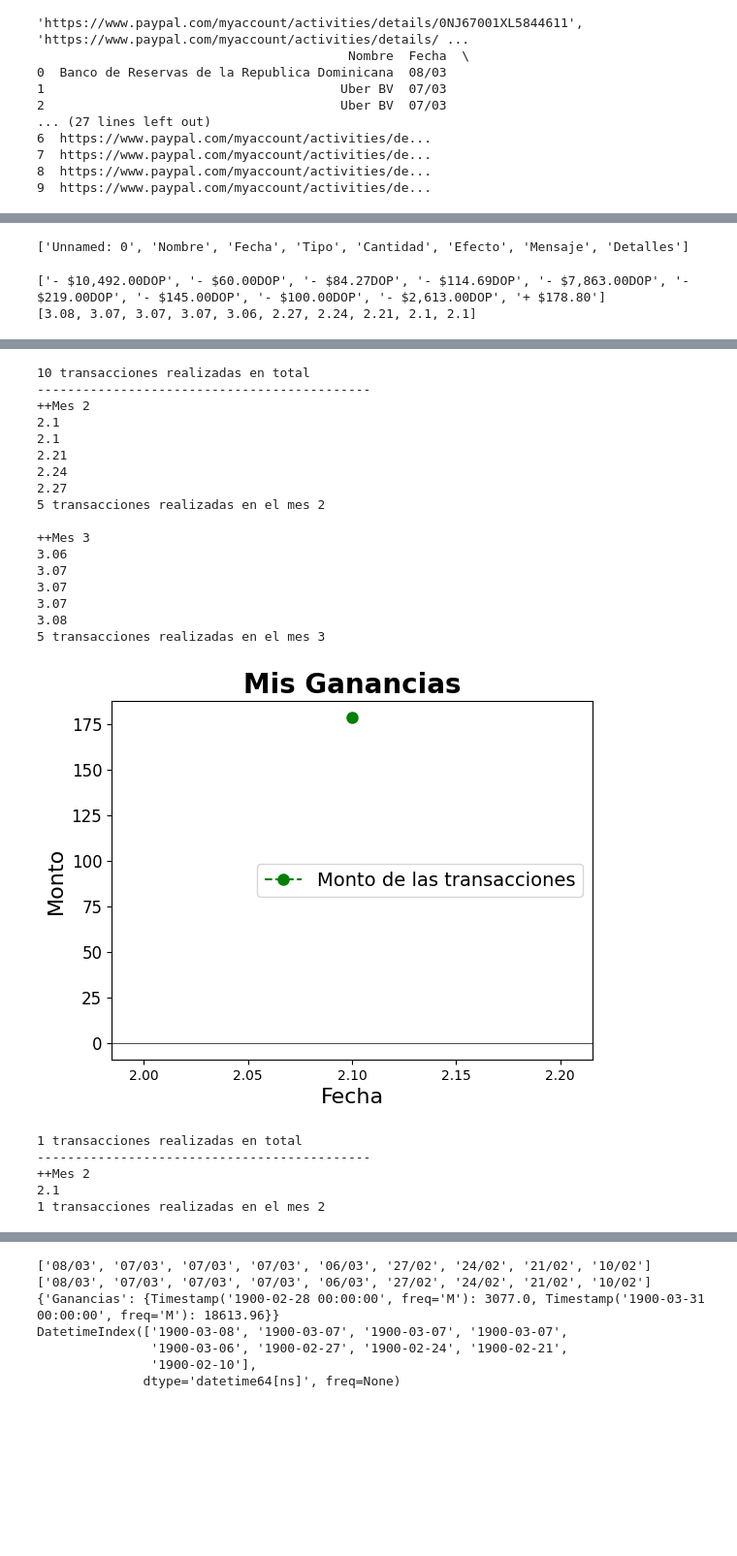
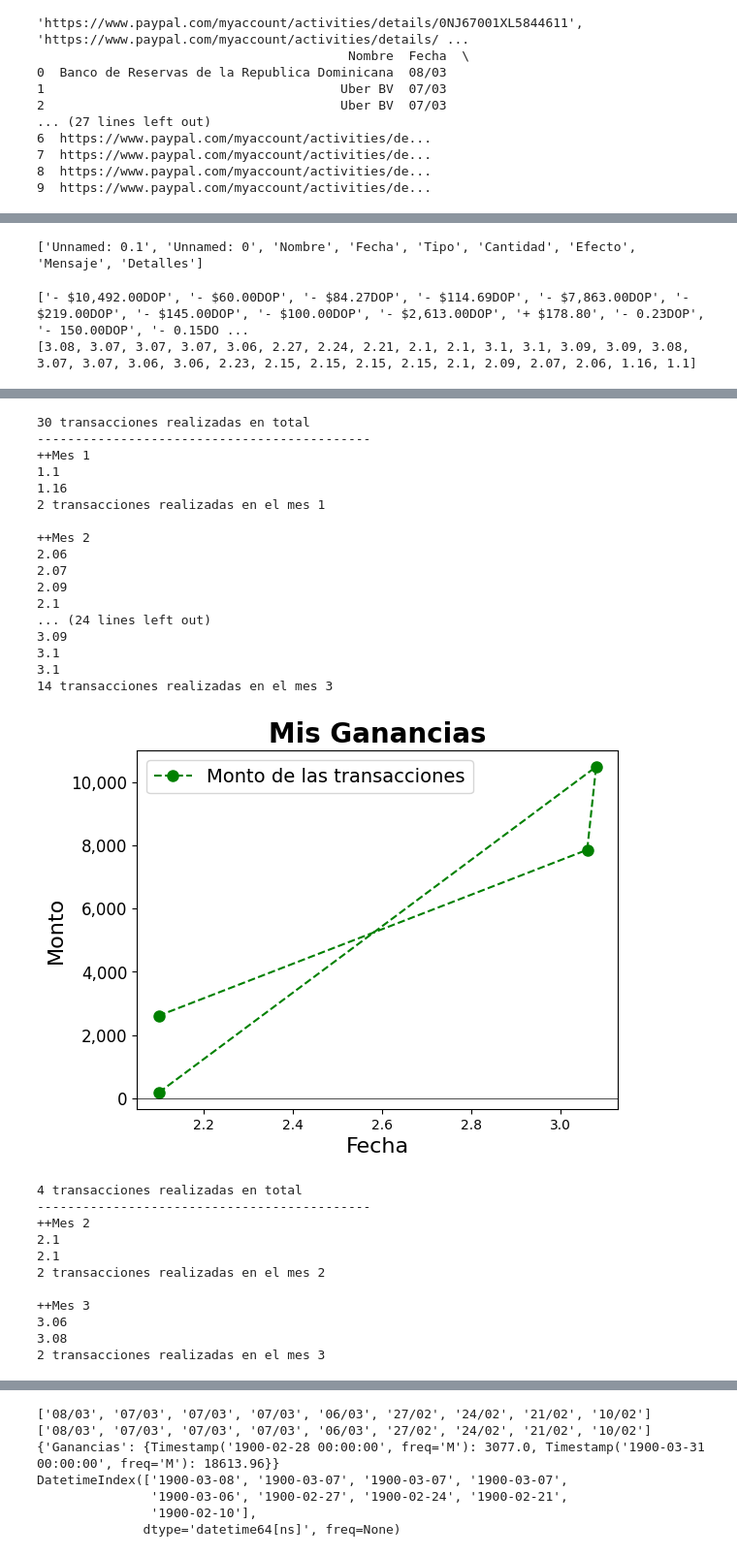
Before and after one commit to saulecast/finanzobot_0.1, a Jupyter notebook: primer_cuaderno.ipynb, the cells around one changed output, grey strips where cells are left out. Shown at 97% size. Cells and saved outputs as stored; diff of their text form; code cells hidden in the pictures; blank space fills up the shorter version.

```diff
--- a/primer_cuaderno.ipynb
+++ b/primer_cuaderno.ipynb
@@ -150,0 +167,24 @@ with open("paypal_trans.html", encoding="utf-8") as ppt:
+# %%
+import pandas as pd
+
+# Leer los datos del archivo CSV
+df_pre = pd.read_csv('banreservas_informe_oficial.csv', encoding='latin-1')
+
+#Efecto y Cantidad
+Efecto = []
+Cantidad = []
+for index, i in enumerate(df_pre["Balance"]):
+    if df_pre["Débito"][index] > df_pre["Crédito"][index]:
+        Efecto.append("- {0}DOP".format(df_pre["Débito"][index],))
+        Cantidad.append("{0}".format(df_pre["Débito"][index],))
+    if df_pre["Crédito"][index] > df_pre["Débito"][index]:
+        Efecto.append("+ {0}DOP".format(df_pre["Crédito"][index],))
+        Cantidad.append("{0}".format(df_pre["Débito"][index],))
+print(Efecto)
+
+
+# Escribir los datos del nuevo archivo
+info = {"Nombre": df_pre["Concepto"], "Fecha": df_pre["Fecha"], "Tipo":df_pre["Descripción"], "Cantidad":Cantidad, "Efecto":Efecto, "Mensaje": df_pre["Descripción"],"Detalles":df_pre["Descripción"]}
+df_post = pd.DataFrame(data = info)
+print(df_post)
+df_post.to_csv('banreservas_informe_modificado.csv')#, index=False, sep="\t")
@@ -158,11 +237,11 @@ import matplotlib.ticker as ticker
 import numpy as np
 # %%
 #leer csv, pandas
-df = pd.read_csv("paypal_data.csv")
+df = pd.read_csv("todas_mis_transacciones.csv")
 # print(df.head())
 print(df.columns.tolist())
 # %% [output]
-['Unnamed: 0', 'Nombre', 'Fecha', 'Tipo', 'Cantidad', 'Efecto', 'Mensaje', 'Detalles']
+['Unnamed: 0.1', 'Unnamed: 0', 'Nombre', 'Fecha', 'Tipo', 'Cantidad', 'Efecto', 'Mensaje', 'Detalles']
 # %%
 #(0) Matplotlib
 
@@ -216,7 +295,7 @@ for transaction in df["Efecto"]:
 print(amount)
 dates = []
 for date in df["Fecha"]:
-    dates.append(float("{0}.{1}".format(date[3:], date[:2])))
+    dates.append(float("{0}.{1}".format(date[3:5], date[:2])))
 print(dates)
 
 #(1) Aquí hago los plot (faltaría condicionar optimizar el plot para que sea más acertada la visualización)
@@ -274,5 +353,5 @@ for index, trans in enumerate(amount):
 plot_details(loses, lose_dates, 'Mis Gastos')
 print_details(loses, lose_dates)
 # %% [output]
-['- $10,492.00DOP', '- $60.00DOP', '- $84.27DOP', '- $114.69DOP', '- $7,863.00DOP', '- $219.00DOP', '- $145.00DOP', '- $100.00DOP', '- $2,613.00DOP', '+ $178.80']
-[3.08, 3.07, 3.07, 3.07, 3.06, 2.27, 2.24, 2.21, 2.1, 2.1]
+['- $10,492.00DOP', '- $60.00DOP', '- $84.27DOP', '- $114.69DOP', '- $7,863.00DOP', '- $219.00DOP', '- $145.00DOP', '- $100.00DOP', '- $2,613.00DOP', '+ $178.80', '- 0.23DOP', '- 150.00DOP', '- 0.15DO ...
+[3.08, 3.07, 3.07, 3.07, 3.06, 2.27, 2.24, 2.21, 2.1, 2.1, 3.1, 3.1, 3.09, 3.09, 3.08, 3.07, 3.07, 3.06, 3.06, 2.23, 2.15, 2.15, 2.15, 2.15, 2.1, 2.09, 2.07, 2.06, 1.16, 1.1]
@@ -281,23 +360,29 @@ print_details(loses, lose_dates)
-10 transacciones realizadas en total
+30 transacciones realizadas en total
 --------------------------------------------
+++Mes 1
+1.1
+1.16
+2 transacciones realizadas en el mes 1
+
 ++Mes 2
+2.06
+2.07
+2.09
 2.1
-2.1
-2.21
-2.24
-2.27
-5 transacciones realizadas en el mes 2
-
-++Mes 3
-3.06
-3.07
-3.07
-3.07
-3.08
-5 transacciones realizadas en el mes 3
+... (24 lines left out)
+3.09
+3.1
+3.1
+14 transacciones realizadas en el mes 3
-[figure, old version]
+[figure, new version]
-1 transacciones realizadas en total
+4 transacciones realizadas en total
 --------------------------------------------
 ++Mes 2
 2.1
-1 transacciones realizadas en el mes 2
+2.1
+2 transacciones realizadas en el mes 2
+
+++Mes 3
+3.06
+3.08
+2 transacciones realizadas en el mes 3
```
Also changed, not shown: parts of 19 cells of this notebook, 4 other files.
